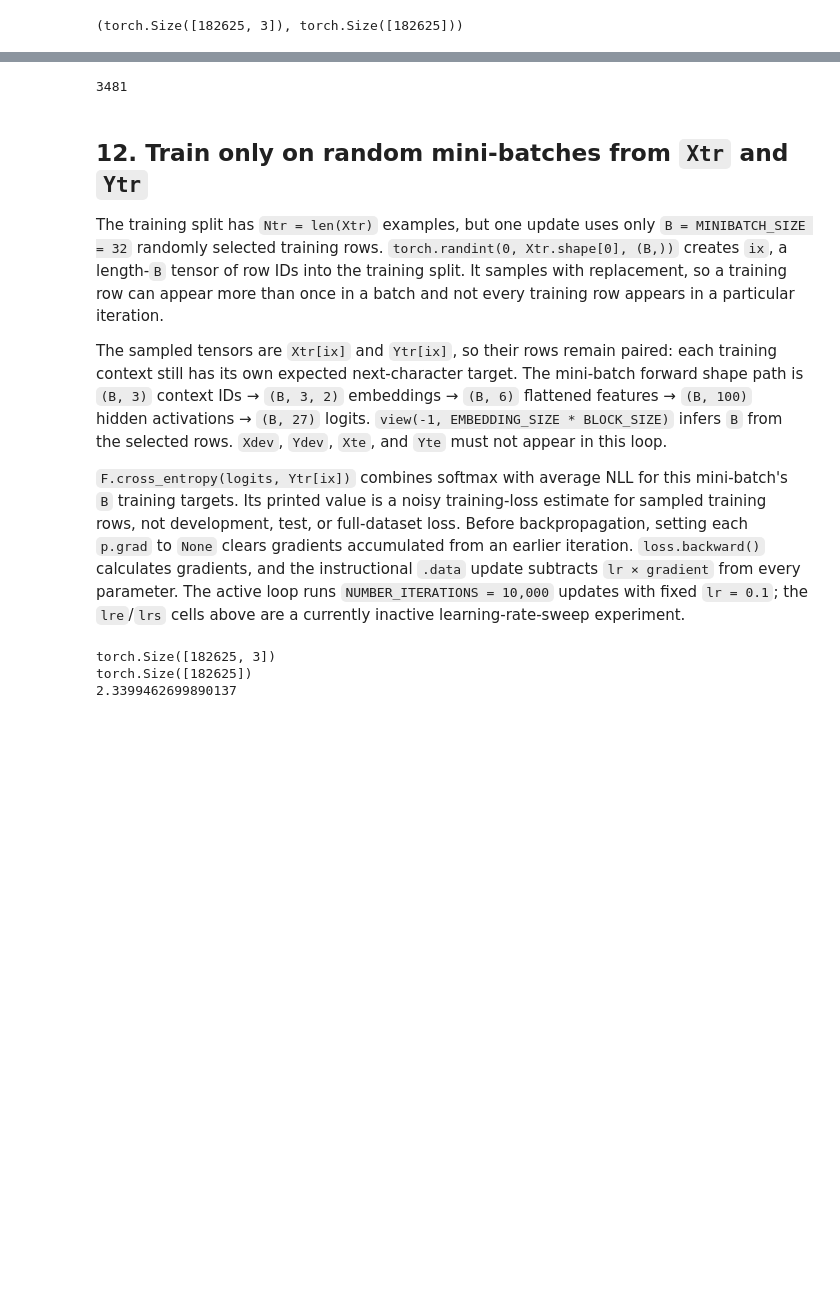
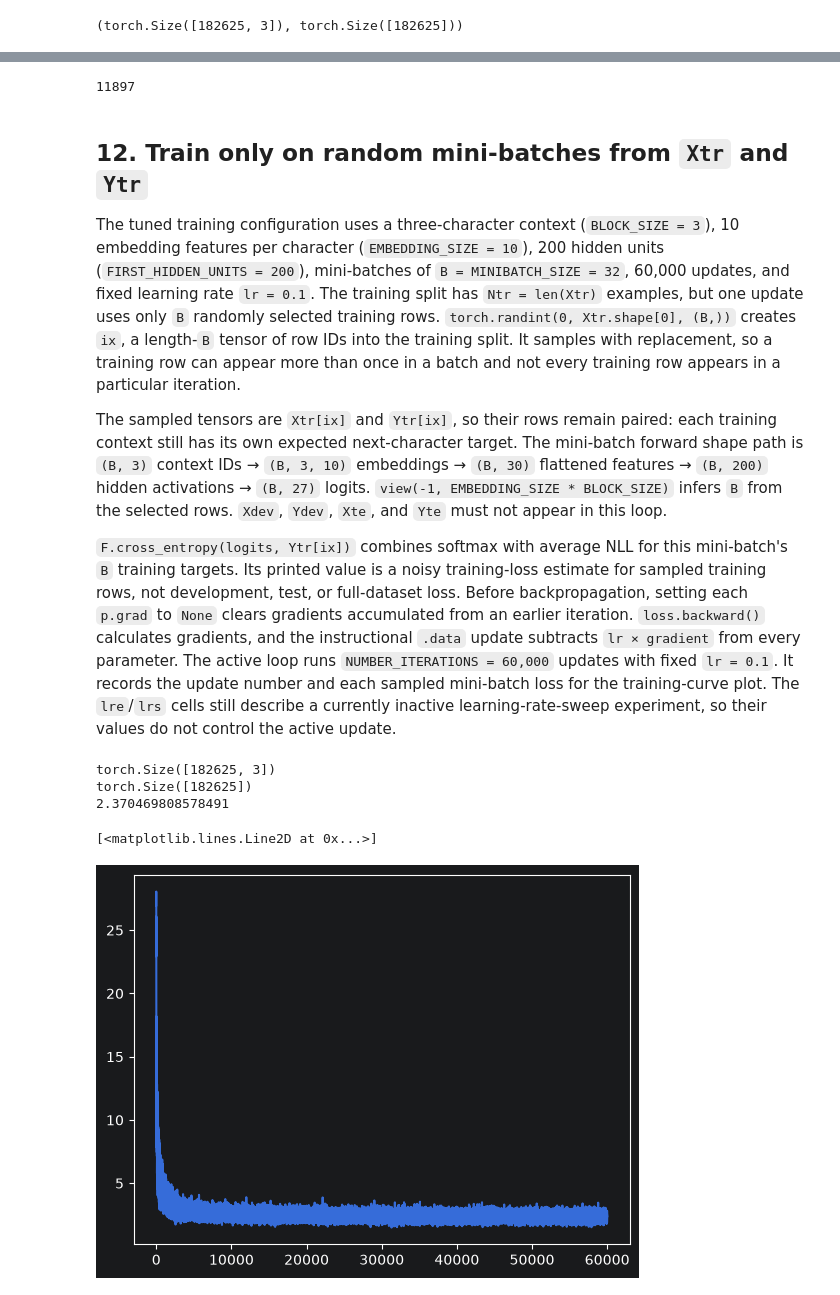
Before and after one commit to majorgilles/karpathy_ml_course, a Jupyter notebook: coursework/03-makemore-mlp/notebooks/03-makemore-mlp.ipynb, the cells around one changed output, grey strips where cells are left out. Drawn from its saved outputs; the diff is of its cells as text; code cells hidden in the pictures; blank space fills up the shorter version.

Commit message:
Update makemore MLP notebook with new execution timestamps, enhance embedding size to 10 features, and adjust hidden layer units to 200

```diff
--- a/coursework/03-makemore-mlp/notebooks/03-makemore-mlp.ipynb
+++ b/coursework/03-makemore-mlp/notebooks/03-makemore-mlp.ipynb
@@ -130,6 +130,6 @@ The active training lookup is `C[Xtr]`: `Xtr` contains `Ntr = len(Xtr)` training
 # %%
-# Create a 27-row embedding table; each token initially receives two random features.
-EMBEDDING_SIZE = 2
+# Create a 27-row embedding table; each token initially receives EMBEDDING_SIZE = 10 random features.
+EMBEDDING_SIZE = 10
 VOCAB_SIZE = 27
 C = torch.randn((VOCAB_SIZE, EMBEDDING_SIZE))
 # %%
@@ -182,6 +186,6 @@ The comparison with `==` is elementwise, so it displays an `(Ntr, 6)` grid of `T
 # %%
-# First linear layer: six flattened context features feed 100 hidden neurons.
-FIRST_HIDDEN_UNITS = 100
+# First linear layer: 30 flattened context features feed FIRST_HIDDEN_UNITS = 200 hidden neurons.
+FIRST_HIDDEN_UNITS = 200
 w1 = torch.randn((BLOCK_SIZE * EMBEDDING_SIZE, FIRST_HIDDEN_UNITS))
 b1 = torch.randn(FIRST_HIDDEN_UNITS)  # One bias value per hidden neuron.
 # %%
@@ -322,41 +326,42 @@ b2 = torch.randn(VOCAB_SIZE, requires_grad=True, generator=g)
 # Keep the five trainable tensors together for gradient clearing and updates.
 parameters = [C, W1, b1, W2, b2]
 # %%
-# Count scalar values across all five parameter tensors; this configuration contains 3,481 numbers.
+# Count scalar values across all five parameter tensors; this configuration contains 11,897 numbers.
 sum(p.nelement() for p in parameters)
 # %% [output]
-3481
+11897
 # %% [markdown]
 ## 12. Train only on random mini-batches from `Xtr` and `Ytr`
 
-The training split has `Ntr = len(Xtr)` examples, but one update uses only `B = MINIBATCH_SIZE = 32` randomly selected training rows. `torch.randint(0, Xtr.shape[0], (B,))` creates `ix`, a length-`B` tensor of row IDs into the training split. It samples with replacement, so a training row can appear more than once in a batch and not every training row appears in a particular iteration.
+The tuned training configuration uses a three-character context (`BLOCK_SIZE = 3`), 10 embedding features per character (`EMBEDDING_SIZE = 10`), 200 hidden units (`FIRST_HIDDEN_UNITS = 200`), mini-batches of `B = MINIBATCH_SIZE = 32`, 60,000 updates, and fixed learning rate `lr = 0.1`. The training split has `Ntr = len(Xtr)` examples, but one update uses only `B` randomly selected training rows. `torch.randint(0, Xtr.shape[0], (B,))` creates `ix`, a length-`B` tensor of row IDs into the training split. It samples with replacement, so a training row can appear more than once in a batch and not every training row appears in a particular iteration.
 
-The sampled tensors are `Xtr[ix]` and `Ytr[ix]`, so their rows remain paired: each training context still has its own expected next-character target. The mini-batch forward shape path is `(B, 3)` context IDs → `(B, 3, 2)` embeddings → `(B, 6)` flattened features → `(B, 100)` hidden activations → `(B, 27)` logits. `view(-1, EMBEDDING_SIZE * BLOCK_SIZE)` infers `B` from the selected rows. `Xdev`, `Ydev`, `Xte`, and `Yte` must not appear in this loop.
+The sampled tensors are `Xtr[ix]` and `Ytr[ix]`, so their rows remain paired: each training context still has its own expected next-character target. The mini-batch forward shape path is `(B, 3)` context IDs → `(B, 3, 10)` embeddings → `(B, 30)` flattened features → `(B, 200)` hidden activations → `(B, 27)` logits. `view(-1, EMBEDDING_SIZE * BLOCK_SIZE)` infers `B` from the selected rows. `Xdev`, `Ydev`, `Xte`, and `Yte` must not appear in this loop.
 
-`F.cross_entropy(logits, Ytr[ix])` combines softmax with average NLL for this mini-batch's `B` training targets. Its printed value is a noisy training-loss estimate for sampled training rows, not development, test, or full-dataset loss. Before backpropagation, setting each `p.grad` to `None` clears gradients accumulated from an earlier iteration. `loss.backward()` calculates gradients, and the instructional `.data` update subtracts `lr × gradient` from every parameter. The active loop runs `NUMBER_ITERATIONS = 10,000` updates with fixed `lr = 0.1`; the `lre`/`lrs` cells above are a currently inactive learning-rate-sweep experiment.
+`F.cross_entropy(logits, Ytr[ix])` combines softmax with average NLL for this mini-batch's `B` training targets. Its printed value is a noisy training-loss estimate for sampled training rows, not development, test, or full-dataset loss. Before backpropagation, setting each `p.grad` to `None` clears gradients accumulated from an earlier iteration. `loss.backward()` calculates gradients, and the instructional `.data` update subtracts `lr × gradient` from every parameter. The active loop runs `NUMBER_ITERATIONS = 60,000` updates with fixed `lr = 0.1`. It records the update number and each sampled mini-batch loss for the training-curve plot. The `lre`/`lrs` cells still describe a currently inactive learning-rate-sweep experiment, so their values do not control the active update.
 # %%
-# Use 10,000 mini-batch parameter updates for the active fixed-learning-rate run.
-NUMBER_ITERATIONS = 10_000
-# Inactive experiment: exponents -3 through 0 would create log-spaced rates from 0.001 to 1.
+# Use 60,000 mini-batch parameter updates for the active fixed-learning-rate run.
+NUMBER_ITERATIONS = 60_000
+# Inactive experiment: exponents -3 through 0 create log-spaced candidate rates from 0.001 to 1.
 lre = torch.linspace(-3, 0, NUMBER_ITERATIONS)
 lrs = 10**lre
 # %%
-# B is the number of training examples used for one fast, noisy training-gradient estimate.
+# B = 32 is the number of training examples used for one fast, noisy training-gradient estimate.
 MINIBATCH_SIZE = 32
 # Inspect only the tensors that supply parameter updates.
 print(Xtr.shape)
 print(Ytr.shape)
 
-# These lists are reserved for a future learning-rate sweep; the active fixed-rate run does not append to them.
+# Track update number and sampled training loss for a learning-curve plot; lri stores inactive sweep exponents.
 lri = []
 lossi = []
+stepi = []
 for i in range(NUMBER_ITERATIONS):
     # Sample B row IDs uniformly with replacement from the training split only.
     ix = torch.randint(0, Xtr.shape[0], (MINIBATCH_SIZE,))
 
     # Xtr[ix] and Ytr[ix] use the same training-row IDs, preserving context-target pairs.
-    emb = C[Xtr[ix]]  # (B, 3, 2): look up embeddings for selected training contexts.
-    h = torch.tanh(emb.view(-1, EMBEDDING_SIZE * BLOCK_SIZE) @ W1 + b1)  # (B, 100) hidden activations.
+    emb = C[Xtr[ix]]  # (B, 3, 10): look up embeddings for selected training contexts.
+    h = torch.tanh(emb.view(-1, EMBEDDING_SIZE * BLOCK_SIZE) @ W1 + b1)  # (B, 200) hidden activations.
     logits = h @ W2 + b2  # (B, 27) raw scores for every vocabulary candidate.
     loss = F.cross_entropy(logits, Ytr[ix])  # Average NLL for this batch's B training targets.
 
@@ -371,9 +376,14 @@ for i in range(NUMBER_ITERATIONS):
     for p in parameters:
         p.data += -lr * p.grad
 
+    # Record the update index and this sampled mini-batch loss; this is not a dev-loss curve.
+    lri.append(lre[i].item())
+    stepi.append(i)
+    lossi.append(loss.item())
+
 print(loss.item())  # Final sampled training-mini-batch loss, not dev, test, or full-split loss.
 # %% [output]
 torch.Size([182625, 3])
 torch.Size([182625])
-2.3399462699890137
+2.370469808578491
 # %%
@@ -381,2 +391,8 @@ torch.Size([182625])
 # plt.plot(lre, lossi)
+# %%
+# Plot sampled training mini-batch loss by update number; expect noise because every batch differs.
+plt.plot(stepi, lossi)
+# %% [output]
+[<matplotlib.lines.Line2D at 0x...>]
+[figure, added]
 # %% [markdown]
```
Also changed, not shown: parts of 18 cells of this notebook.
